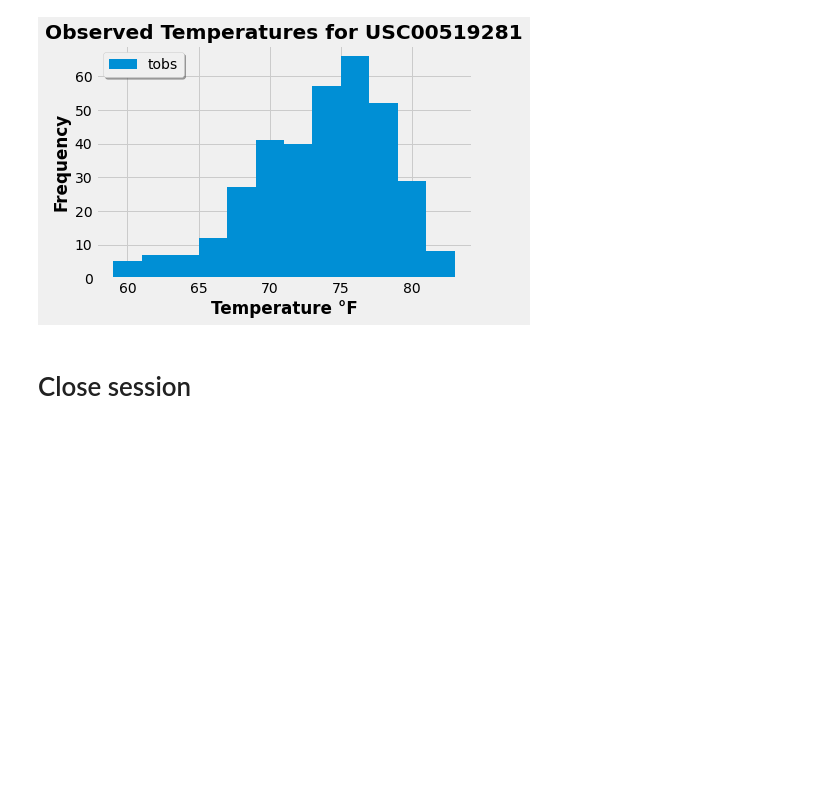
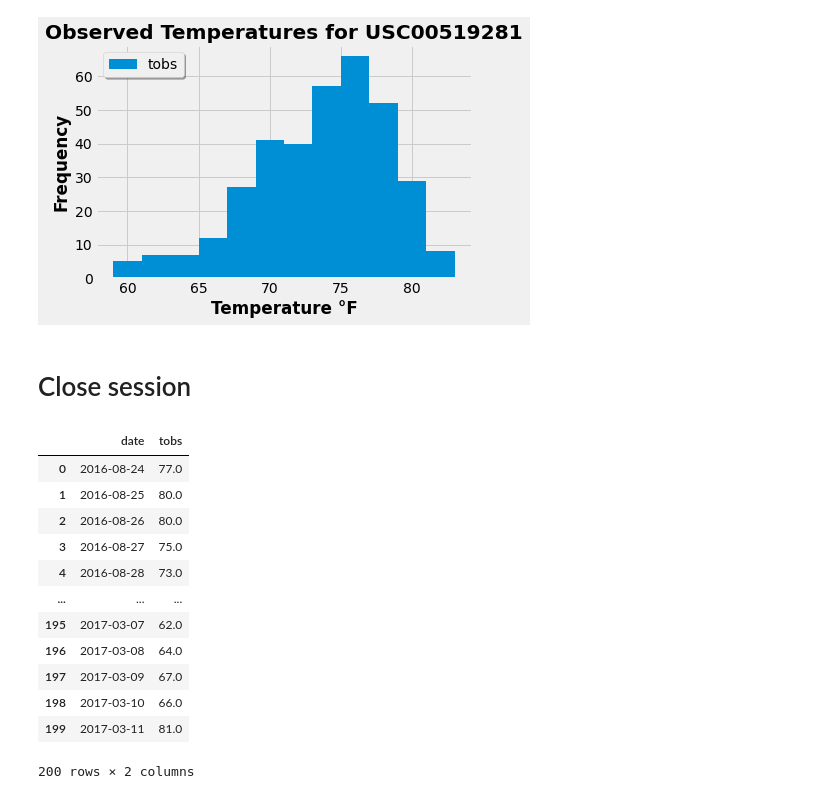
Before and after one commit to mugsiemx/sqlalchemy-challenge, a Jupyter notebook: SurfsUp/climate_analysis.ipynb, the cells around one changed output. Saved outputs shown, nothing was run; the diff lists cells and outputs as text; code cells hidden in the pictures; blank space fills up the shorter version.

```diff
--- a/SurfsUp/climate_analysis.ipynb
+++ b/SurfsUp/climate_analysis.ipynb
@@ -270,6 +270,28 @@ plt.show()
 [figure]
 # %% [markdown]
 # Close session
+# %%
+# view the list of temperature data
+past_year_temperatures = session.query(Measurement.date, Measurement.tobs).\
+                                filter(Measurement.station == f'''{most_active_station}''').\
+                                filter(Measurement.date >= one_year_ago).all()
+past_year_temperatures_df = pd.DataFrame(past_year_temperatures, columns=['date','tobs'])
+past_year_temperatures_df.sort_index()
+past_year_temperatures_df.head(200)
+# %% [output]
+|  | date | tobs |
+| 0 | 2016-08-24 | 77.0 |
+| 1 | 2016-08-25 | 80.0 |
+| 2 | 2016-08-26 | 80.0 |
+| 3 | 2016-08-27 | 75.0 |
+| 4 | 2016-08-28 | 73.0 |
+| ... | ... | ... |
+| 195 | 2017-03-07 | 62.0 |
+| 196 | 2017-03-08 | 64.0 |
+| 197 | 2017-03-09 | 67.0 |
+| 198 | 2017-03-10 | 66.0 |
+| 199 | 2017-03-11 | 81.0 |
+200 rows × 2 columns
 # %%
 # Close Session
 session.close()
```
Also changed, not shown: parts of 1 cell of this notebook, 3 other files.
